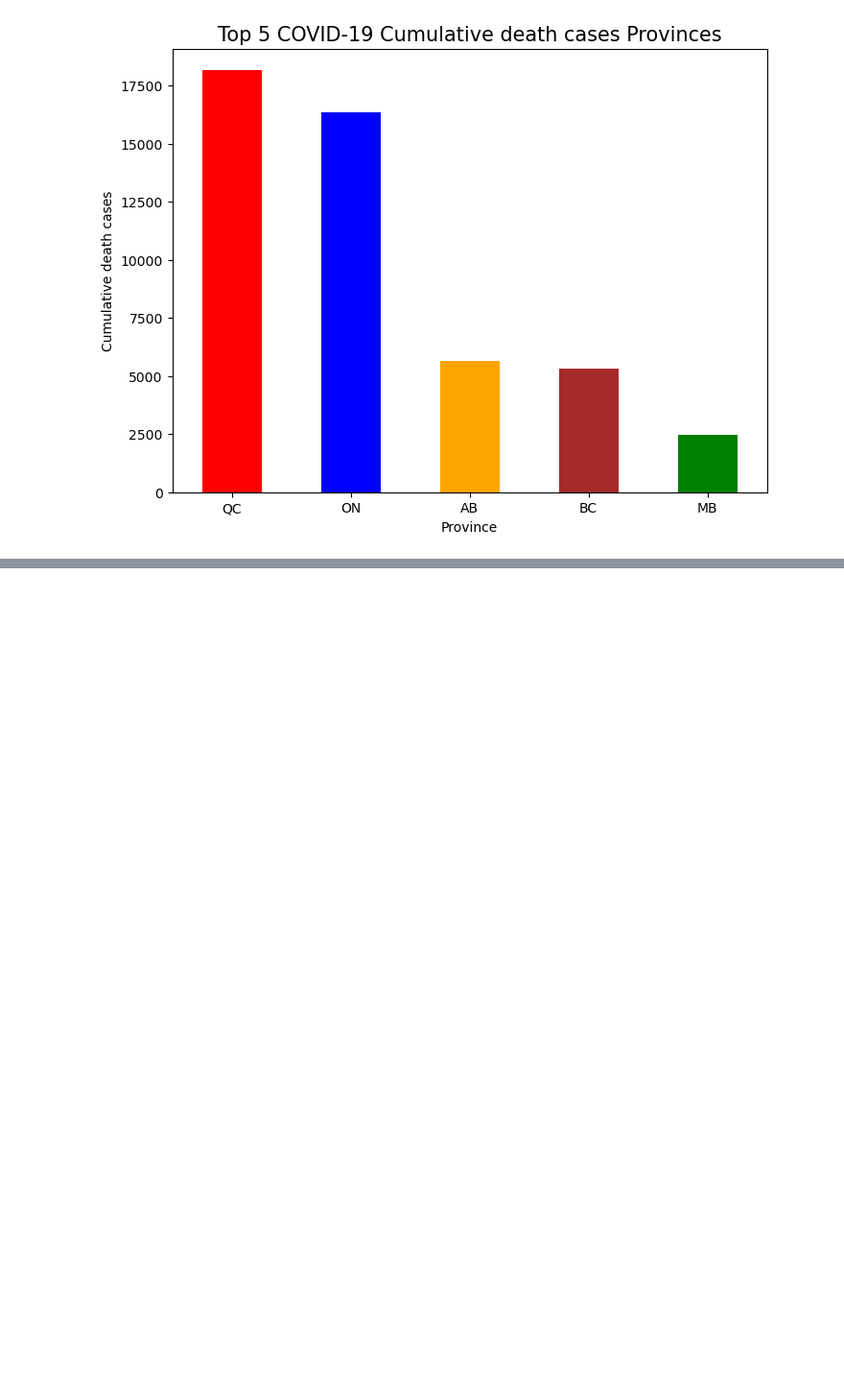
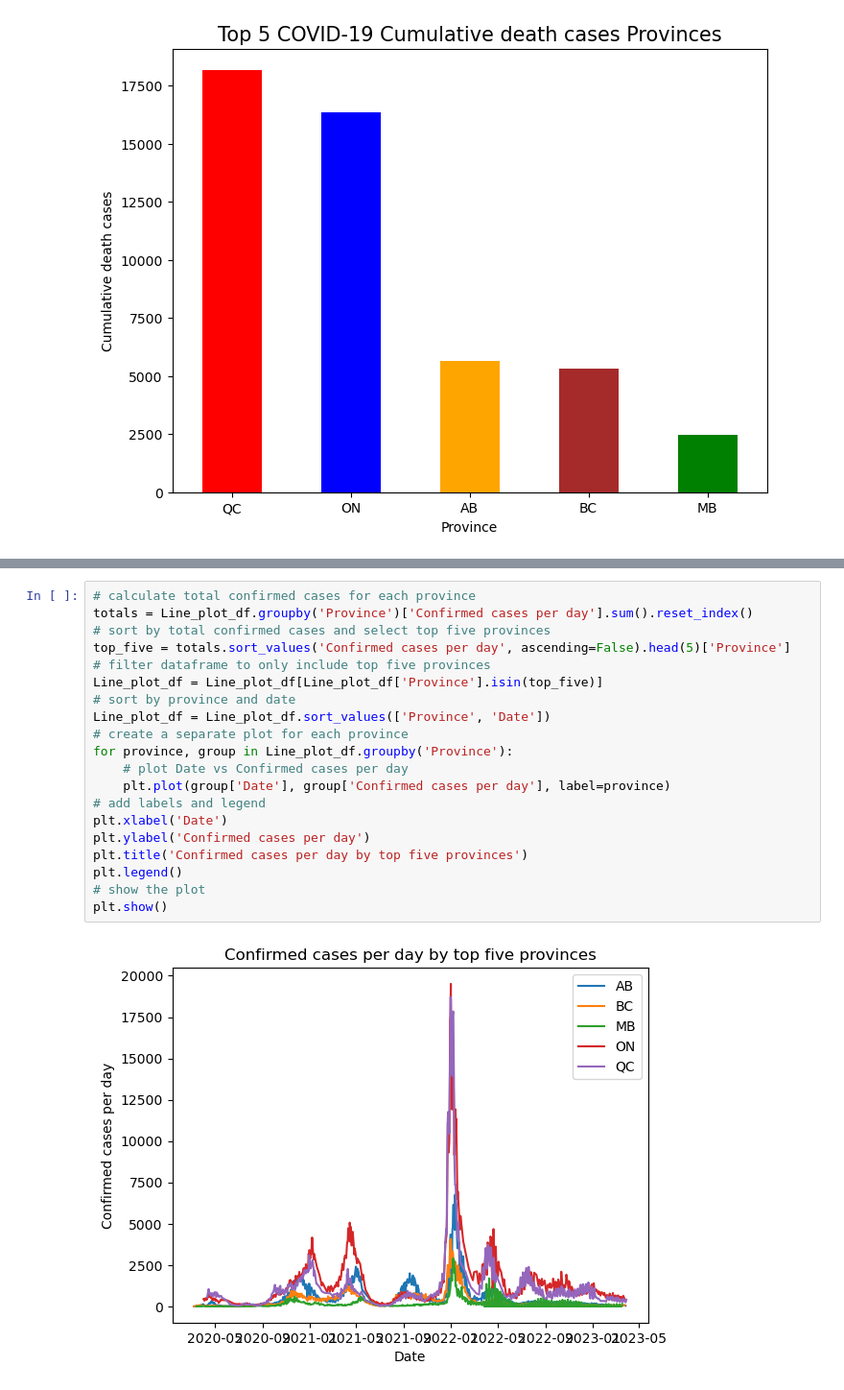
Before and after one commit to svafaeva93/Covid19AnalysisCanada, a Jupyter notebook: Data_extraction_API.ipynb, the cells around one changed output, grey strips where cells are left out. Shown at 96% size. Saved outputs shown, nothing was run; the diff lists cells and outputs as text; blank space fills up the shorter version.

```diff
--- a/Data_extraction_API.ipynb
+++ b/Data_extraction_API.ipynb
@@ -336,0 +334,22 @@ plt.show()
+# %%
+# calculate total confirmed cases for each province
+totals = Line_plot_df.groupby('Province')['Confirmed cases per day'].sum().reset_index()
+# sort by total confirmed cases and select top five provinces
+top_five = totals.sort_values('Confirmed cases per day', ascending=False).head(5)['Province']
+# filter dataframe to only include top five provinces
+Line_plot_df = Line_plot_df[Line_plot_df['Province'].isin(top_five)]
+# sort by province and date
+Line_plot_df = Line_plot_df.sort_values(['Province', 'Date'])
+# create a separate plot for each province
+for province, group in Line_plot_df.groupby('Province'):
+    # plot Date vs Confirmed cases per day
+    plt.plot(group['Date'], group['Confirmed cases per day'], label=province)
+# add labels and legend
+plt.xlabel('Date')
+plt.ylabel('Confirmed cases per day')
+plt.title('Confirmed cases per day by top five provinces')
+plt.legend()
+# show the plot
+plt.show()
+# %% [output]
+[figure, added]
```
Also changed, not shown: parts of 7 cells of this notebook.
